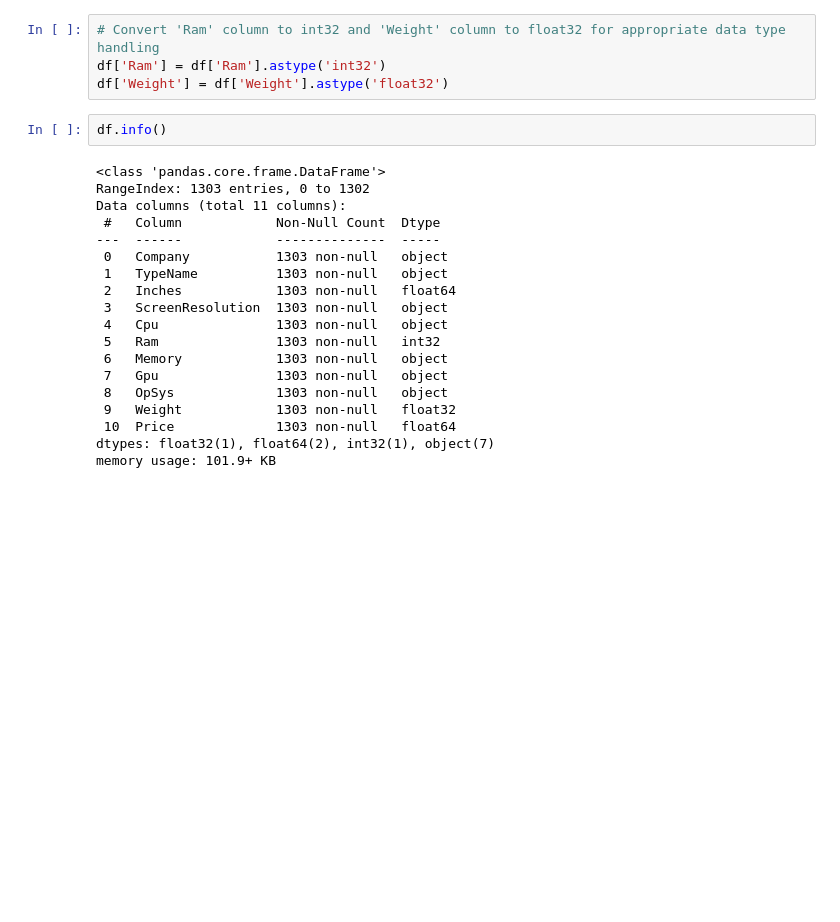
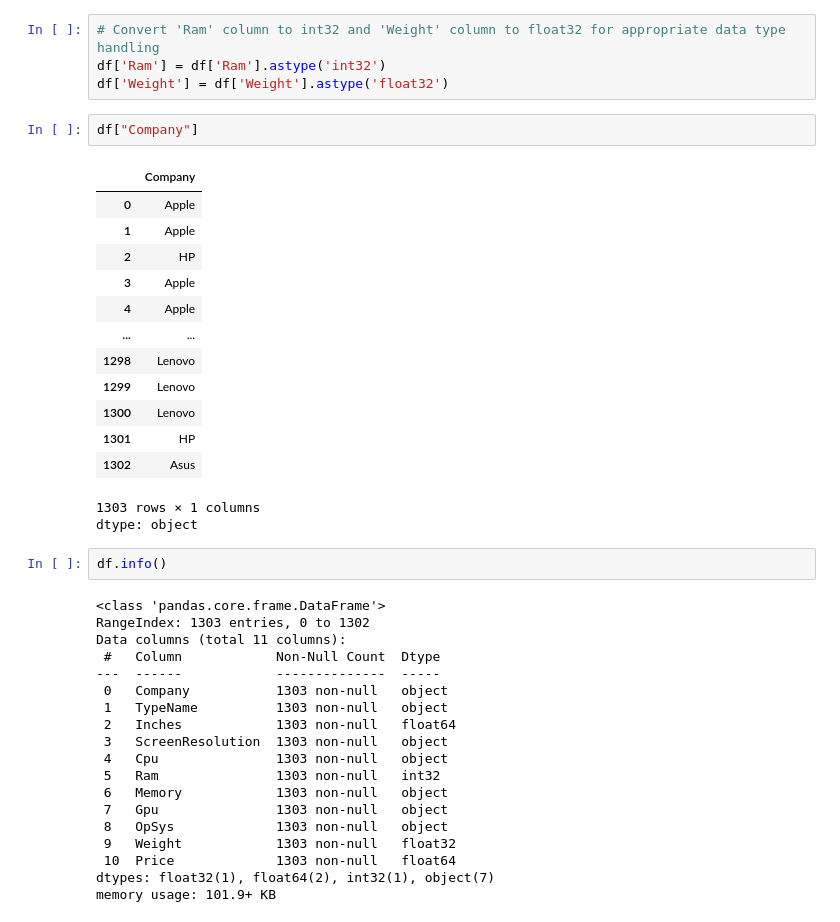
Before and after one commit to androidvitb/Laptop-Price-Predictor, a Jupyter notebook: Model/laptop_price_prediction.ipynb, the cells around one changed output. Saved outputs shown, nothing was run; the diff lists cells and outputs as text; blank space fills up the shorter version.

```diff
--- a/Model/laptop_price_prediction.ipynb
+++ b/Model/laptop_price_prediction.ipynb
@@ -92,6 +92,23 @@ df.head()
 # Convert 'Ram' column to int32 and 'Weight' column to float32 for appropriate data type handling
 df['Ram'] = df['Ram'].astype('int32')
 df['Weight'] = df['Weight'].astype('float32')
+# %%
+df["Company"]
+# %% [output]
+|  | Company |
+| 0 | Apple |
+| 1 | Apple |
+| 2 | HP |
+| 3 | Apple |
+| 4 | Apple |
+| ... | ... |
+| 1298 | Lenovo |
+| 1299 | Lenovo |
+| 1300 | Lenovo |
+| 1301 | HP |
+| 1302 | Asus |
+1303 rows × 1 columns
+dtype: object
 # %%
 df.info()
 # %% [output]
```
Also changed, not shown: parts of 6 cells of this notebook.
